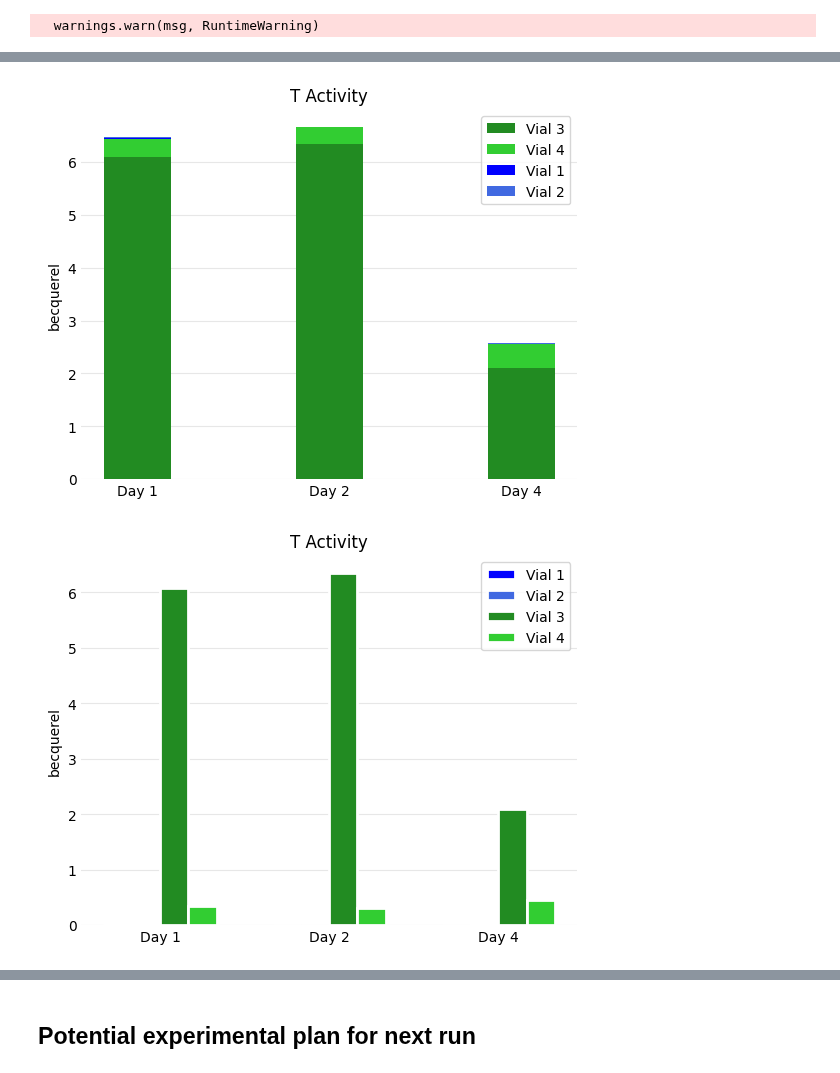
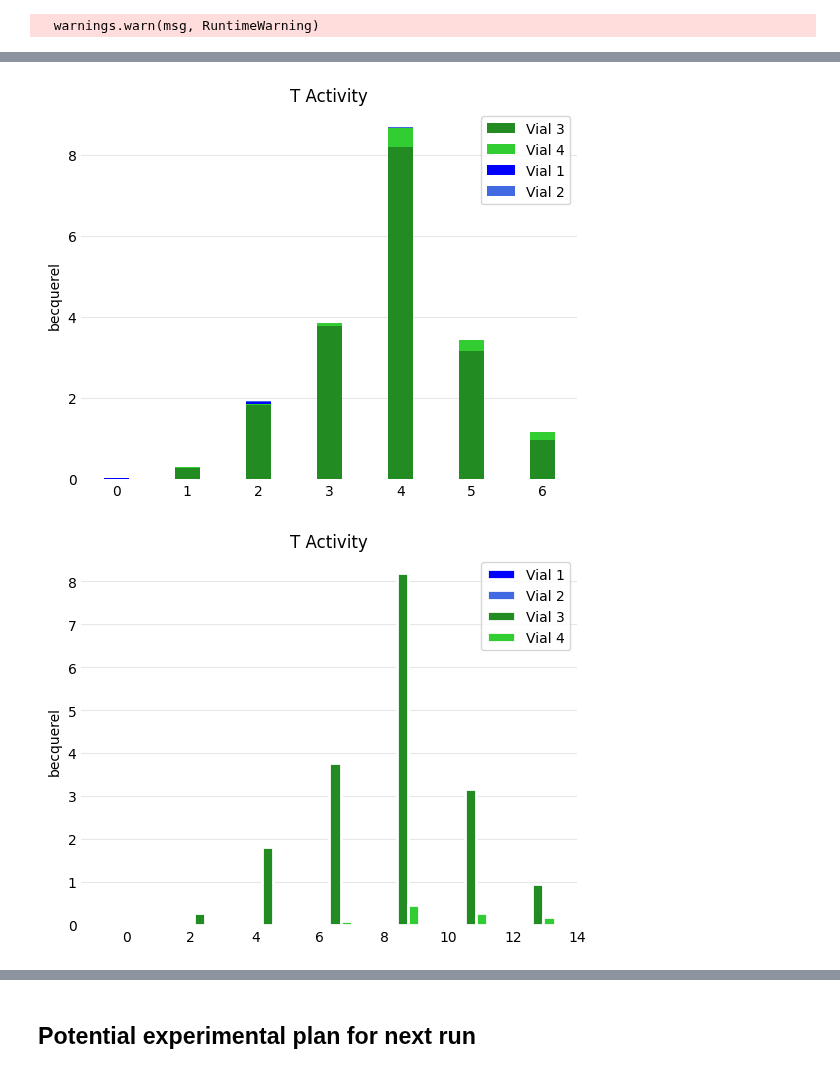
Before and after one commit to LIBRA-project/BABY-100-mL-runs, a Jupyter notebook: baby_run_4.ipynb, the cells around one changed output, grey strips where cells are left out. Cells and saved outputs as stored; diff of their text form; code cells hidden in the pictures.

```diff
--- a/baby_run_4.ipynb
+++ b/baby_run_4.ipynb
@@ -315,16 +393,63 @@ plt.savefig("baby_run_3/cumulative_tritium_release.svg")
 # %%
 # Create the stacked bar plot
 vial_1_vals = (
-    np.array([vial_311.magnitude, vial_321.magnitude, vial_331.magnitude]) * ureg.Bq
+    np.array(
+        [
+            vial_421.magnitude,
+            vial_431.magnitude,
+            vial_441.magnitude,
+            vial_451.magnitude,
+            vial_461.magnitude,
+            vial_471.magnitude,
+            vial_481.magnitude,
+        ]
+    )
+    * ureg.Bq
 )
+
 vial_2_vals = (
-    np.array([vial_312.magnitude, vial_322.magnitude, vial_332.magnitude]) * ureg.Bq
+    np.array(
+        [
+            vial_422.magnitude,
+            vial_432.magnitude,
+            vial_442.magnitude,
+            vial_452.magnitude,
+            vial_462.magnitude,
+            vial_472.magnitude,
+            vial_482.magnitude,
+        ]
+    )
+    * ureg.Bq
 )
+
 vial_3_vals = (
-    np.array([vial_313.magnitude, vial_323.magnitude, vial_333.magnitude]) * ureg.Bq
+    np.array(
+        [
+            vial_423.magnitude,
+            vial_433.magnitude,
+            vial_443.magnitude,
+            vial_453.magnitude,
+            vial_463.magnitude,
+            vial_473.magnitude,
+            vial_483.magnitude,
+        ]
+    )
+    * ureg.Bq
 )
+
 vial_4_vals = (
-    np.array([vial_314.magnitude, vial_324.magnitude, vial_334.magnitude]) * ureg.Bq
+    np.array(
+        [
+            vial_424.magnitude,
+            vial_434.magnitude,
+            vial_444.magnitude,
+            vial_454.magnitude,
+            vial_464.magnitude,
+            vial_474.magnitude,
+            vial_484.magnitude,
+        ]
+    )
+    * ureg.Bq
 )
 
 plt.figure()
@@ -333,10 +458,10 @@ plt.figure()
 def plot_bars(index=None, bar_width=0.35, stacked=True):
     if index is None:
         if stacked:
-            index = np.arange(3)
+            index = np.arange(7)
         else:
             group_spacing = 1  # Adjust this value to control spacing between groups
-            index = np.arange(3) * (group_spacing / 2 + 1) * bar_width * 4
+            index = np.arange(7) * (group_spacing / 2 + 1) * bar_width * 4
 
     if stacked:
         vial_3_bar = plt.bar(
@@ -392,38 +517,38 @@ def plot_bars(index=None, bar_width=0.35, stacked=True):
             linewidth=2,
             edgecolor="white",
             label="Vial 3",
             color="forestgreen",
         )
         vial_4_bar = plt.bar(
             index + 1.5 * bar_width,
             vial_4_vals,
             bar_width,
             linewidth=2,
             edgecolor="white",
             label="Vial 4",
             color="limegreen",
         )
 
     return index
 
 
 for stacked in [True, False]:
     index = plot_bars(stacked=stacked)
-    plt.xticks(index, ["Day 1", "Day 2", "Day 4"])
+    # plt.xticks(index, ["Day 1", "Day 2", "Day 4"])
     plt.title("T Activity")
     plt.legend()
     plt.gca().spines[["right", "bottom", "top", "left"]].set_visible(False)
     plt.grid(True, axis="y", alpha=0.3)
     plt.gca().tick_params(axis="both", which="both", length=0)
     if stacked:
-        plt.savefig("baby_run_3/LSC results_stacked.svg")
+        plt.savefig("baby_run_4/LSC results_stacked.svg")
     else:
-        plt.savefig("baby_run_3/LSC results.svg")
+        plt.savefig("baby_run_4/LSC results.svg")
     plt.gca().set_axisbelow(True)
     plt.show()
 # %% [output]
-[figure, old version]
+[figure, new version]
-[figure, old version]
+[figure, new version]
 # %%
 plt.figure()
 plot_model(
```
Also changed, not shown: parts of 11 cells of this notebook.
